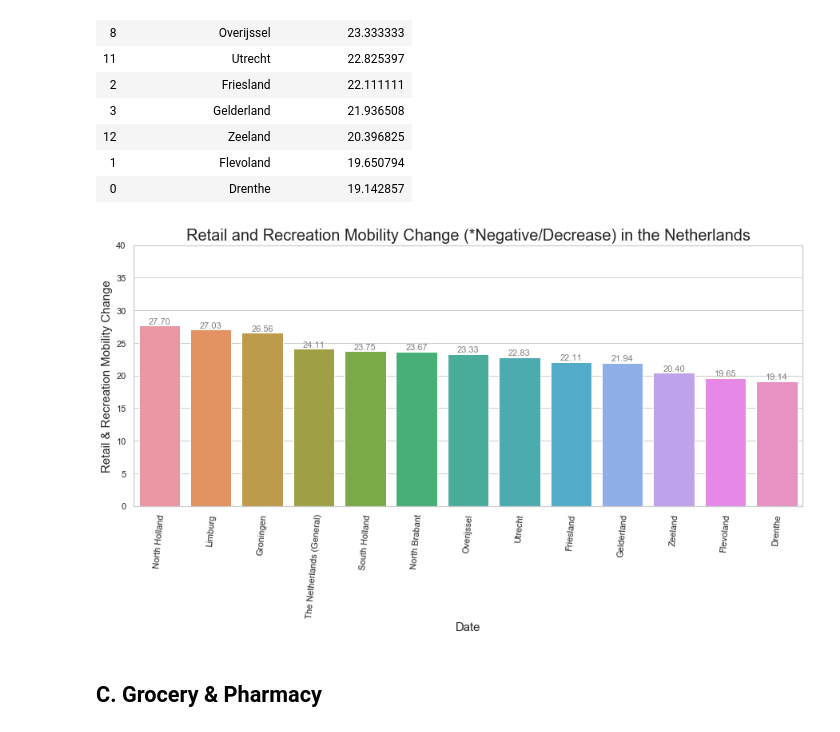
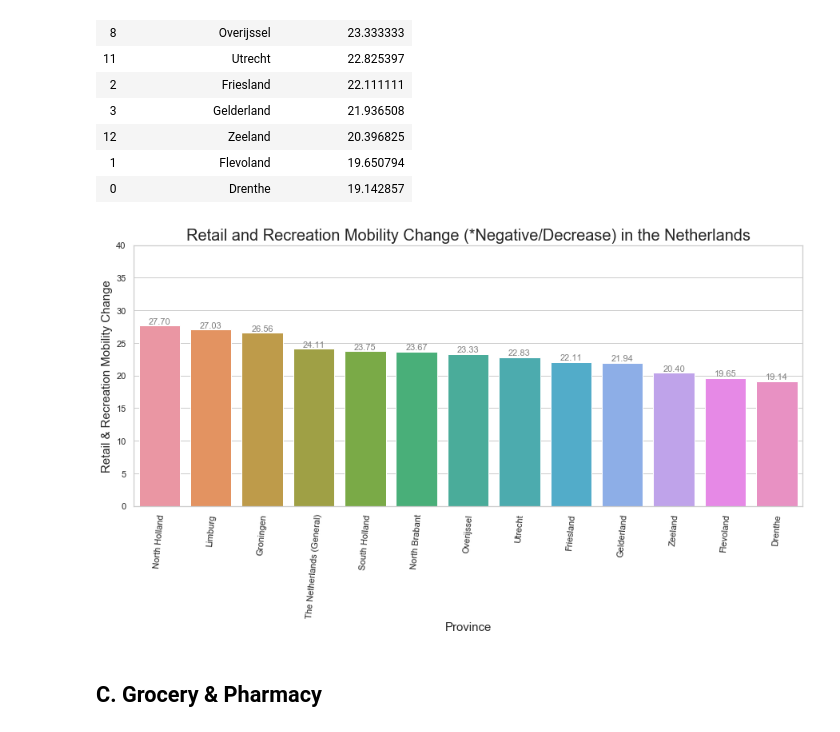
Before and after one commit to IJzerenSteen/COMMUNITY_MOBILITY_REPORT_FOR_NL, a Jupyter notebook: COVID-19_COMMUNITY_MOBILITY_REPORT_FOR_THE_NETHERLANDS.ipynb, the cells around one changed output. Drawn from its saved outputs; the diff is of its cells as text; code cells hidden in the pictures.

```diff
--- a/COVID-19_COMMUNITY_MOBILITY_REPORT_FOR_THE_NETHERLANDS.ipynb
+++ b/COVID-19_COMMUNITY_MOBILITY_REPORT_FOR_THE_NETHERLANDS.ipynb
@@ -244,18 +244,18 @@ result_RR
 # %%
 plt.figure(figsize=(15,6))
 RR1=sns.barplot(x="Province", y="Retail_and_Recreation", data=result_RR)
 sns.set(style="whitegrid")
 RR1.axes.set_title("Retail and Recreation Mobility Change (*Negative/Decrease) in the Netherlands", fontsize=20)
-RR1.set_xlabel("Date",fontsize=15)
+RR1.set_xlabel("Province",fontsize=15)
 RR1.set_ylabel("Retail & Recreation Mobility Change",fontsize=15)
 plt.xticks(rotation=85)
 for p in RR1.patches:
              RR1.annotate("%.2f" % p.get_height(), (p.get_x() + p.get_width() / 2., p.get_height()),
                  ha='center', va='center', fontsize=11, color='gray', xytext=(0, 5),
                  textcoords='offset points')
 _ = RR1.set_ylim(0,40)
 # %% [output]
-[figure, old version]
+[figure, new version]
 # %% [markdown]
 ## C. Grocery & Pharmacy
 # %% [markdown]
```
Also changed, not shown: parts of 7 cells of this notebook.
